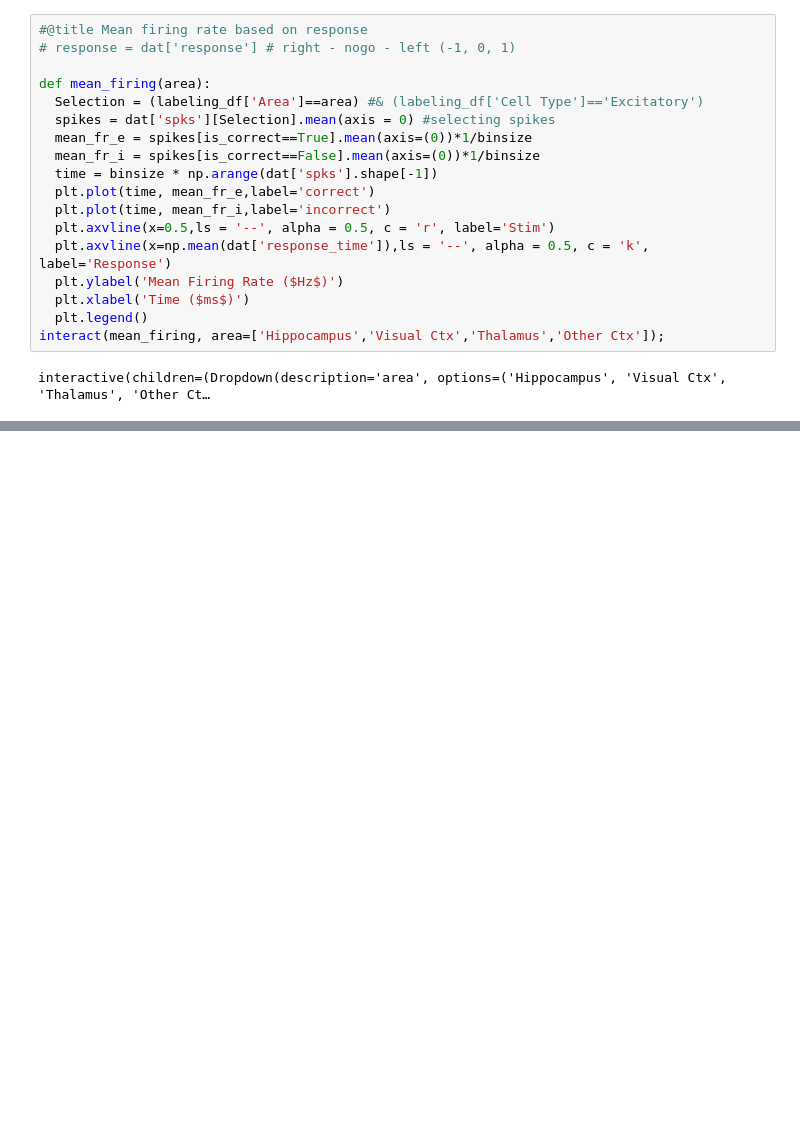
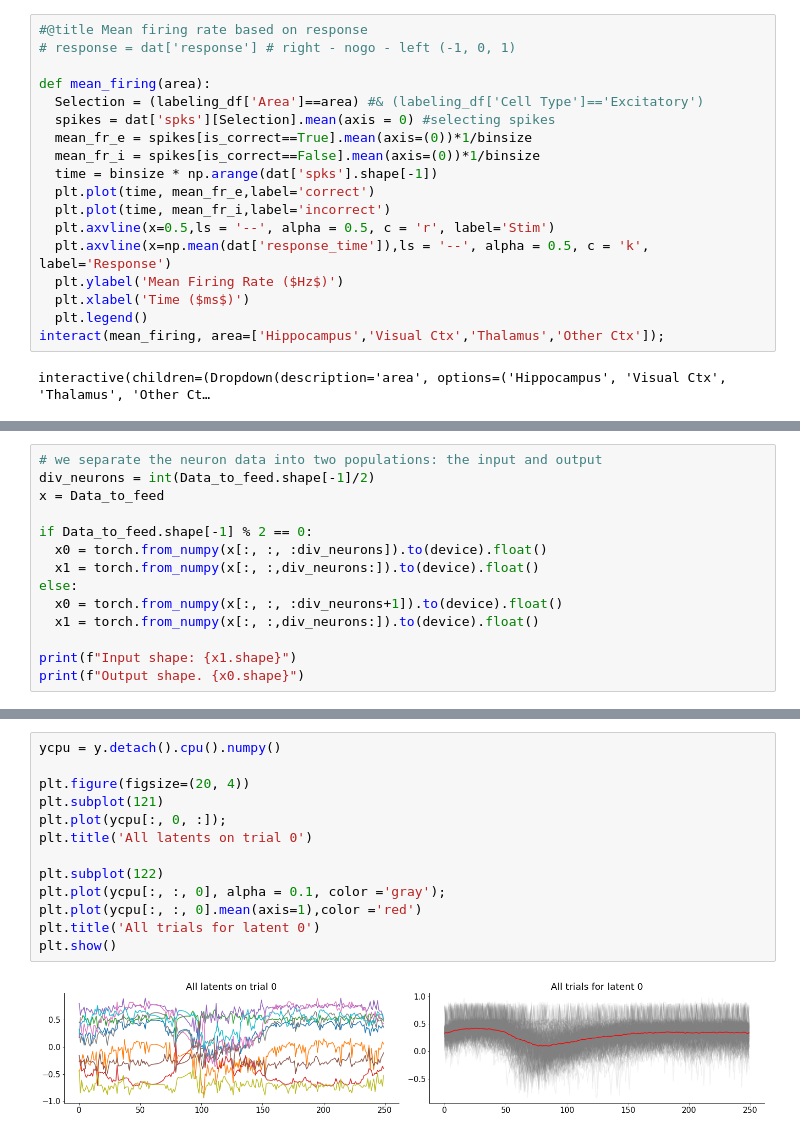
Before and after one commit to Ninja-State/NMA-DL-Project, a Jupyter notebook: NMA_DL_Project.ipynb, the cells around one changed output, grey strips where cells are left out. Cells and saved outputs as stored; diff of their text form; blank space fills up the shorter version.

```diff
--- a/NMA_DL_Project.ipynb
+++ b/NMA_DL_Project.ipynb
@@ -197,0 +228,14 @@ interactive(children=(Dropdown(description='area', options=('Hippocampus', 'Visu
+# %%
+# we separate the neuron data into two populations: the input and output
+div_neurons = int(Data_to_feed.shape[-1]/2)
+x = Data_to_feed
+
+if Data_to_feed.shape[-1] % 2 == 0:
+  x0 = torch.from_numpy(x[:, :, :div_neurons]).to(device).float()
+  x1 = torch.from_numpy(x[:, :,div_neurons:]).to(device).float()
+else:
+  x0 = torch.from_numpy(x[:, :, :div_neurons+1]).to(device).float()
+  x1 = torch.from_numpy(x[:, :,div_neurons:]).to(device).float()
+
+print(f"Input shape: {x1.shape}")
+print(f"Output shape. {x0.shape}")
@@ -197,0 +331,15 @@ interactive(children=(Dropdown(description='area', options=('Hippocampus', 'Visu
+# %%
+ycpu = y.detach().cpu().numpy()
+
+plt.figure(figsize=(20, 4))
+plt.subplot(121)
+plt.plot(ycpu[:, 0, :]);
+plt.title('All latents on trial 0')
+
+plt.subplot(122)
+plt.plot(ycpu[:, :, 0], alpha = 0.1, color ='gray');
+plt.plot(ycpu[:, :, 0].mean(axis=1),color ='red')
+plt.title('All trials for latent 0')
+plt.show()
+# %% [output]
+[figure, added]
```
Also changed, not shown: parts of 14 cells of this notebook.
